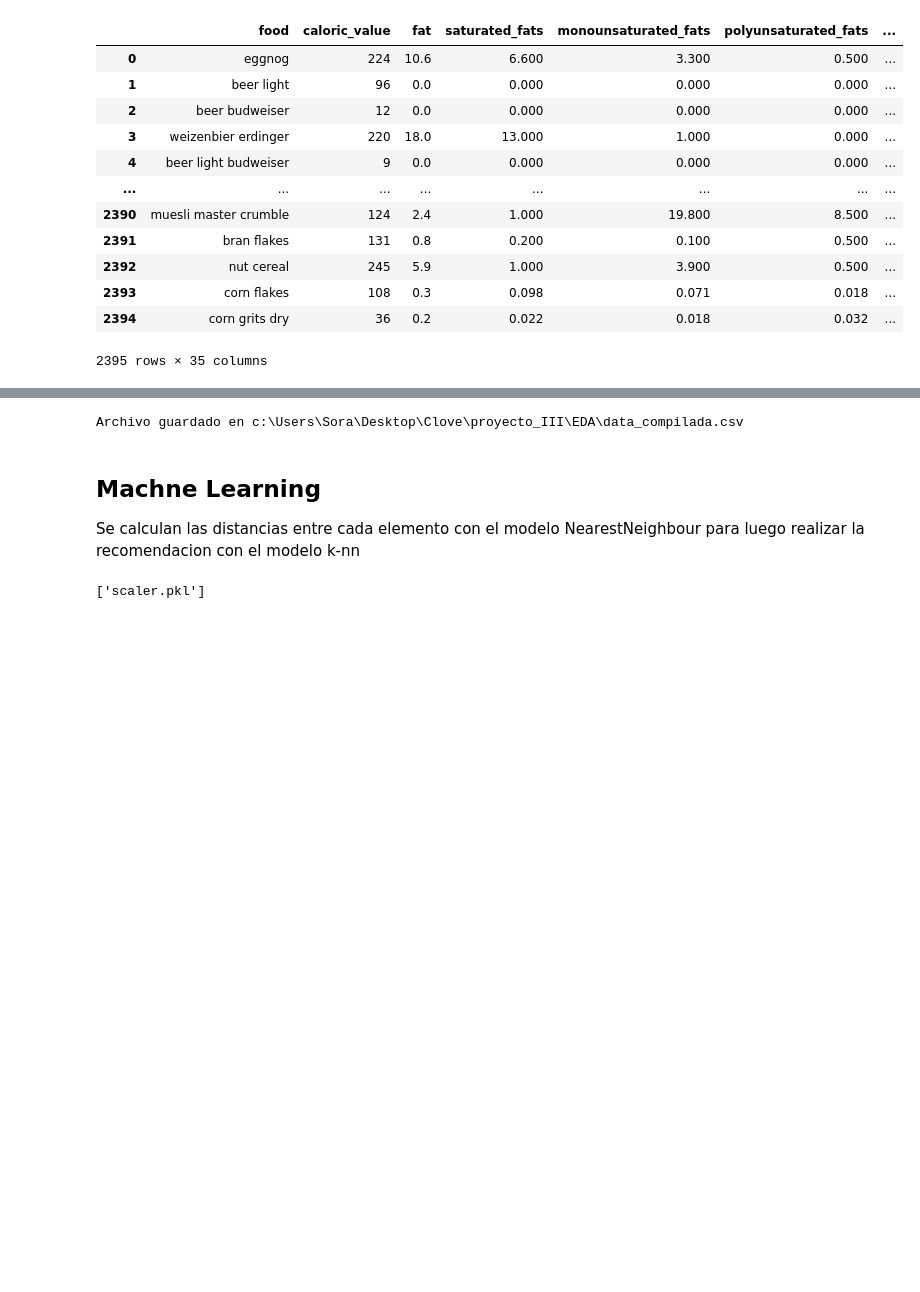
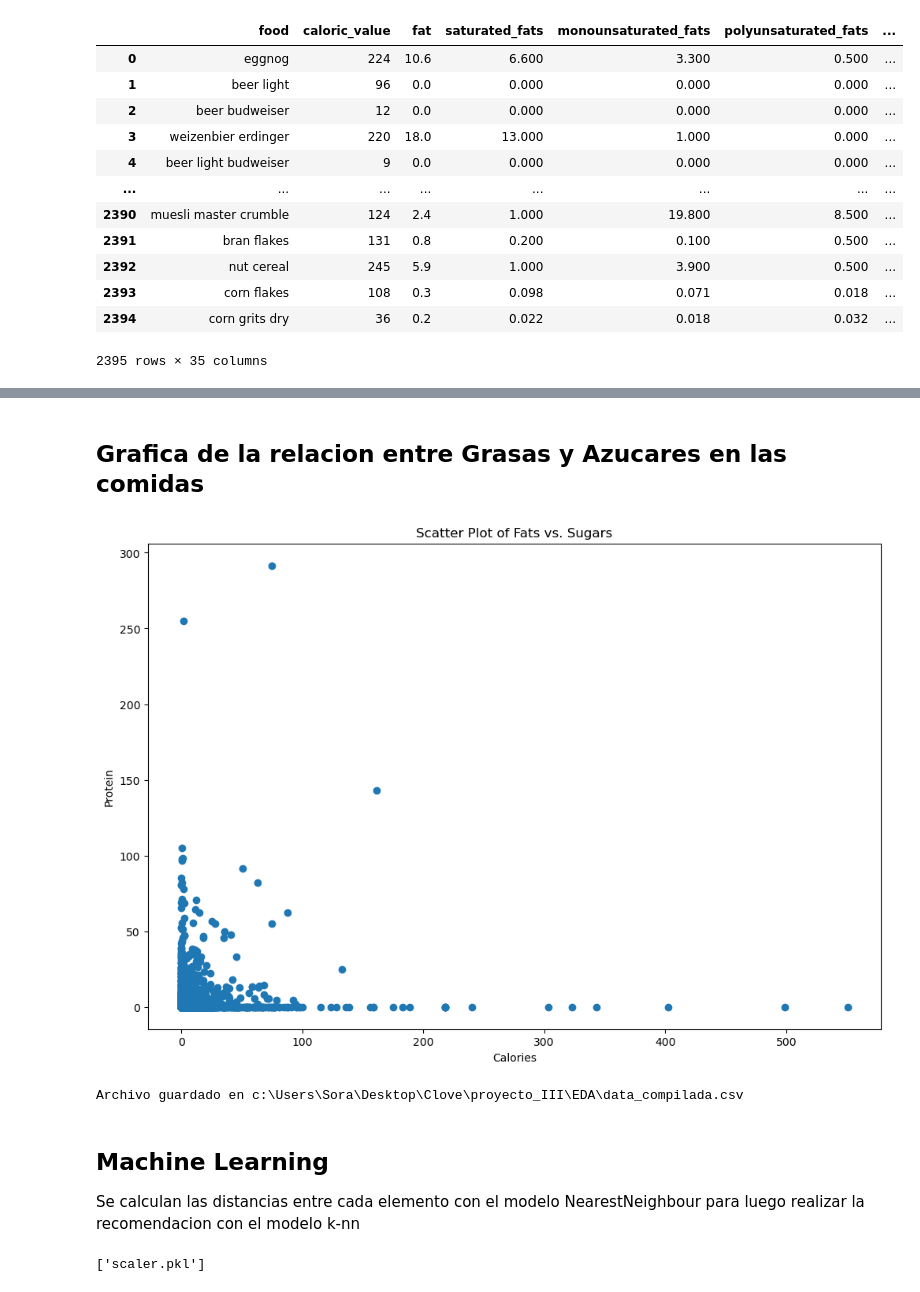
Before and after one commit to davip25/proyecto_III, a Jupyter notebook: proyecto_III.ipynb, the cells around one changed output, grey strips where cells are left out. Cells and saved outputs as stored; diff of their text form; code cells hidden in the pictures; blank space fills up the shorter version.

```diff
--- a/proyecto_III.ipynb
+++ b/proyecto_III.ipynb
@@ -218,3 +242,16 @@ data_compilada.iloc[40:-40].sample(40)
+# %% [markdown]
+## Grafica de la relacion entre Grasas y Azucares en las comidas
+# %%
+import matplotlib.pyplot as plt
+
+plt.figure(figsize=(12, 8))
+plt.scatter(data_compilada['fat'], data_compilada['sugars'])
+plt.xlabel('Calories')
+plt.ylabel('Protein')
+plt.title('Scatter Plot of Fats vs. Sugars')
+plt.show()
+# %% [output]
+[figure, added]
 # %%
 # Obtener el directorio actual de trabajo
 directorio_actual = os.getcwd()
@@ -229,7 +266,7 @@ print(f"Archivo guardado en {ruta_archivo}")
 # %% [output]
 Archivo guardado en c:\Users\Sora\Desktop\Clove\proyecto_III\EDA\data_compilada.csv
 # %% [markdown]
-## Machne Learning
+## Machine Learning
 Se calculan las distancias entre cada elemento con el modelo NearestNeighbour para luego realizar la recomendacion con el modelo k-nn
 # %%
 ## NearestNeigbours
```
Also changed, not shown: parts of 6 cells of this notebook.
